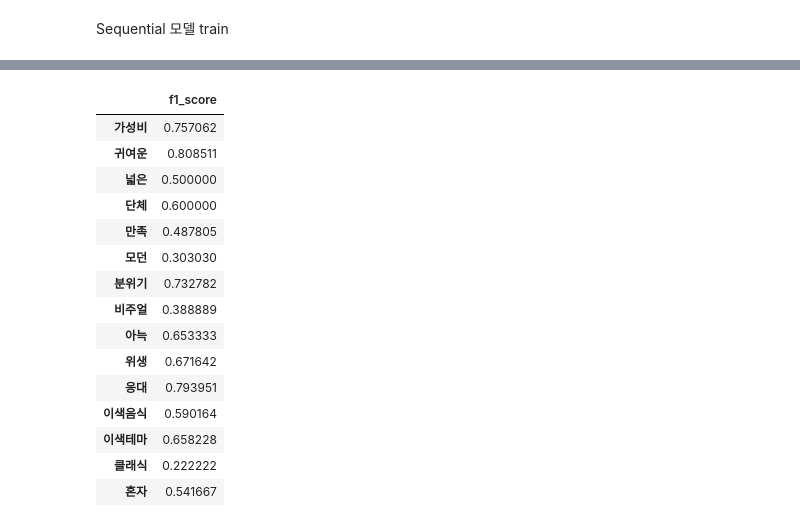
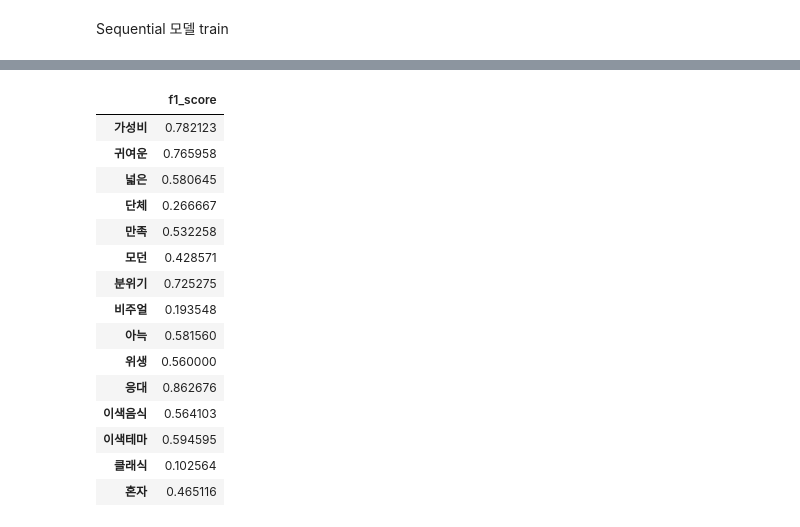
Before and after one commit to nan-park/cp2_project, a Jupyter notebook: s_bert/SBERT_colab.ipynb, the cells around one changed output, grey strips where cells are left out. Drawn from its saved outputs; the diff is of its cells as text; code cells hidden in the pictures.

Commit message:
sequential model hyperparameters modified

```diff
--- a/s_bert/SBERT_colab.ipynb
+++ b/s_bert/SBERT_colab.ipynb
@@ -148,13 +138,13 @@ df_melt
 # %% [markdown]
 SBERT 모델 train
 # %%
-s_bert_path = '/content/drive/MyDrive/cp2/s_bert_output'
-# word_embedding_model = models.Transformer('snunlp/KR-SBERT-V40K-klueNLI-augSTS')
-# pooling_model = models.Pooling(word_embedding_model.get_word_embedding_dimension())
-# dense_model = models.Dense(in_features=pooling_model.get_sentence_embedding_dimension(), out_features=512, activation_function=torch.nn.Tanh())
+s_bert_path = '/content/drive/MyDrive/cp2/s_bert_230209_1'
+word_embedding_model = models.Transformer('snunlp/KR-SBERT-V40K-klueNLI-augSTS')
+pooling_model = models.Pooling(word_embedding_model.get_word_embedding_dimension())
+dense_model = models.Dense(in_features=pooling_model.get_sentence_embedding_dimension(), out_features=512, activation_function=torch.nn.Tanh())
 
-# s_bert = SentenceTransformer(modules=[word_embedding_model, pooling_model, dense_model])
-s_bert = SentenceTransformer(s_bert_path) # 학습 완료되면 이걸로 쓰기
+s_bert = SentenceTransformer(modules=[word_embedding_model, pooling_model, dense_model])
+# s_bert = SentenceTransformer(s_bert_path) # 학습 완료되면 이걸로 쓰기
 # %%
 num_epochs = 1
 batch_size = 32
@@ -252,7 +242,7 @@ _f1_score = F1Score(num_classes=15)
 _auc = AUC(curve='PR', multi_label=True, num_labels=15)
 
 # parameters
-epochs = 150
+epochs = 50
 batch_size = 64
 # wandb.config = {
 #   "epochs": epochs,
@@ -261,9 +251,9 @@ batch_size = 64
 
 # tf.random.set_seed(42)
 model = Sequential([
-    Dense(256, activation='relu', kernel_regularizer=l1_l2(0.0001, 0.0001)),
-    Dropout(0.4),
-    Dense(128, activation='relu', kernel_regularizer=l1_l2(0.0001, 0.0001)),
+    Dense(256, activation='relu', kernel_regularizer=l1_l2(0.003, 0.003)),
+    Dropout(0.2),
+    Dense(180, activation='relu', kernel_regularizer=l1_l2(0.003, 0.003)),
     Dropout(0.2),
     Dense(15, activation='sigmoid')
 ])
@@ -271,7 +261,7 @@ optimizer = keras.optimizers.Adam(learning_rate=0.0005)
 model.compile(optimizer=optimizer, loss='binary_crossentropy', metrics=[_f1_score, _auc])
 model.fit(X_train, y_train, epochs=epochs, batch_size=batch_size, class_weight=class_weights)
 
-loss, f1_score, pr_auc = model.evaluate(X_test, y_test, batch_size=32)
+loss, f1_score, pr_auc = model.evaluate(X_test, y_test, batch_size=batch_size)
 print('Loss: ', loss)
 print('f1_score: ', f1_score)
 print('pr_auc: ', pr_auc)
@@ -300,19 +290,19 @@ pr_auc:  0.6655523777008057
 |  | f1_score |
-| 가성비 | 0.757062 |
-| 귀여운 | 0.808511 |
-| 넓은 | 0.500000 |
-| 단체 | 0.600000 |
-| 만족 | 0.487805 |
-| 모던 | 0.303030 |
-| 분위기 | 0.732782 |
-| 비주얼 | 0.388889 |
-| 아늑 | 0.653333 |
-| 위생 | 0.671642 |
-| 응대 | 0.793951 |
-| 이색음식 | 0.590164 |
-| 이색테마 | 0.658228 |
-| 클래식 | 0.222222 |
-| 혼자 | 0.541667 |
+| 가성비 | 0.782123 |
+| 귀여운 | 0.765958 |
+| 넓은 | 0.580645 |
+| 단체 | 0.266667 |
+| 만족 | 0.532258 |
+| 모던 | 0.428571 |
+| 분위기 | 0.725275 |
+| 비주얼 | 0.193548 |
+| 아늑 | 0.581560 |
+| 위생 | 0.560000 |
+| 응대 | 0.862676 |
+| 이색음식 | 0.564103 |
+| 이색테마 | 0.594595 |
+| 클래식 | 0.102564 |
+| 혼자 | 0.465116 |
 # %%
 targets
 # %% [output]
```
Also changed, not shown: parts of 7 cells of this notebook.
